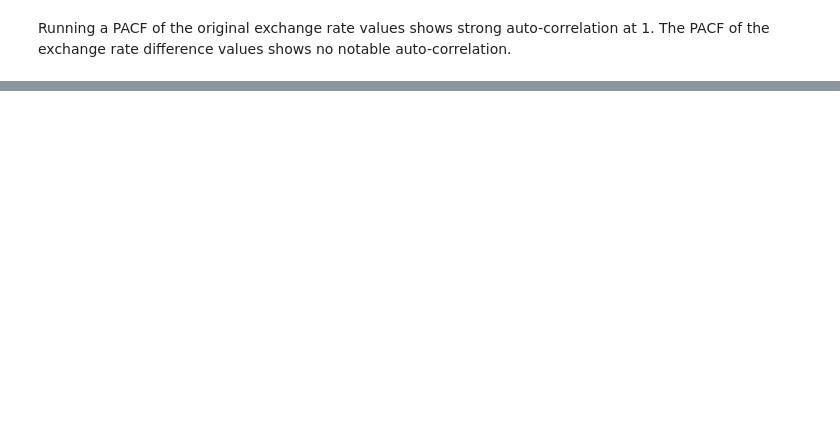
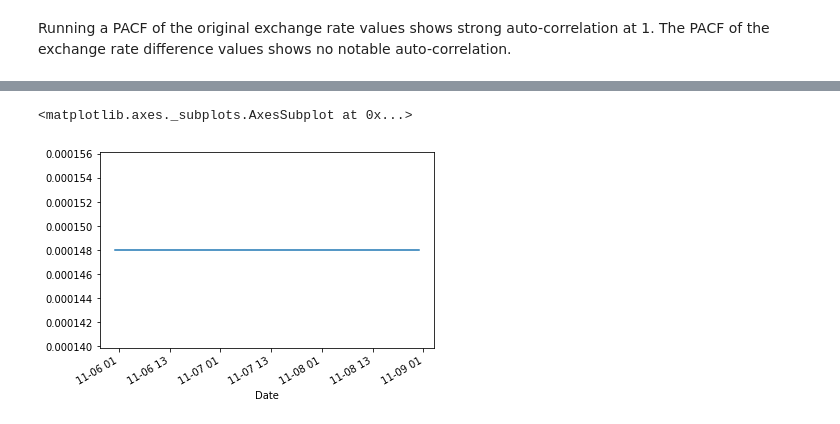
Before and after one commit to mbeckmanssf/Thinkful, a Jupyter notebook: Capstone/Notebook.ipynb, the cells around one changed output, grey strips where cells are left out. Saved outputs shown, nothing was run; the diff lists cells and outputs as text; code cells hidden in the pictures; blank space fills up the shorter version.

Commit message:
initial forecast

```diff
--- a/Capstone/Notebook.ipynb
+++ b/Capstone/Notebook.ipynb
@@ -157,0 +217,7 @@ Total fit time: 0.829 seconds
+# %%
+# fit the model
+model_010 = ARIMA(train.Rate, order=(0,1,0))
+model_010_fit = model_010.fit()
+print(model_010_fit.summary())
+print('Residuals Description')
+print(model_010_fit.resid.describe())
@@ -157,0 +242,10 @@ Total fit time: 0.829 seconds
+# %%
+# forecast
+start_index = 2013-8-27
+end_index = 2018-8-31
+forecast = model_010_fit.predict(start=start_index, end=end_index)
+# %%
+forecast.plot()
+# %% [output]
+<matplotlib.axes._subplots.AxesSubplot at 0x...>
+[figure, added]
```
Also changed, not shown: parts of 17 cells of this notebook.
